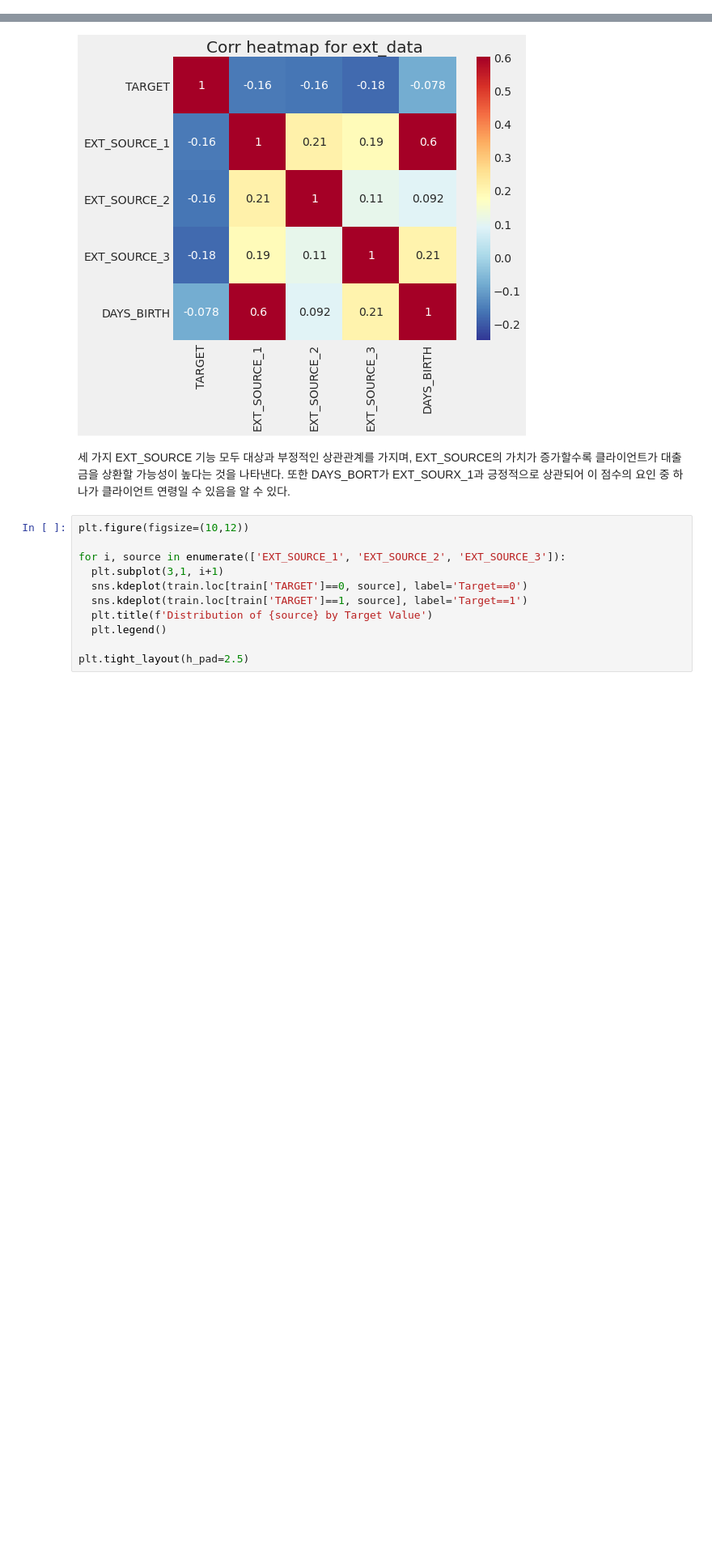
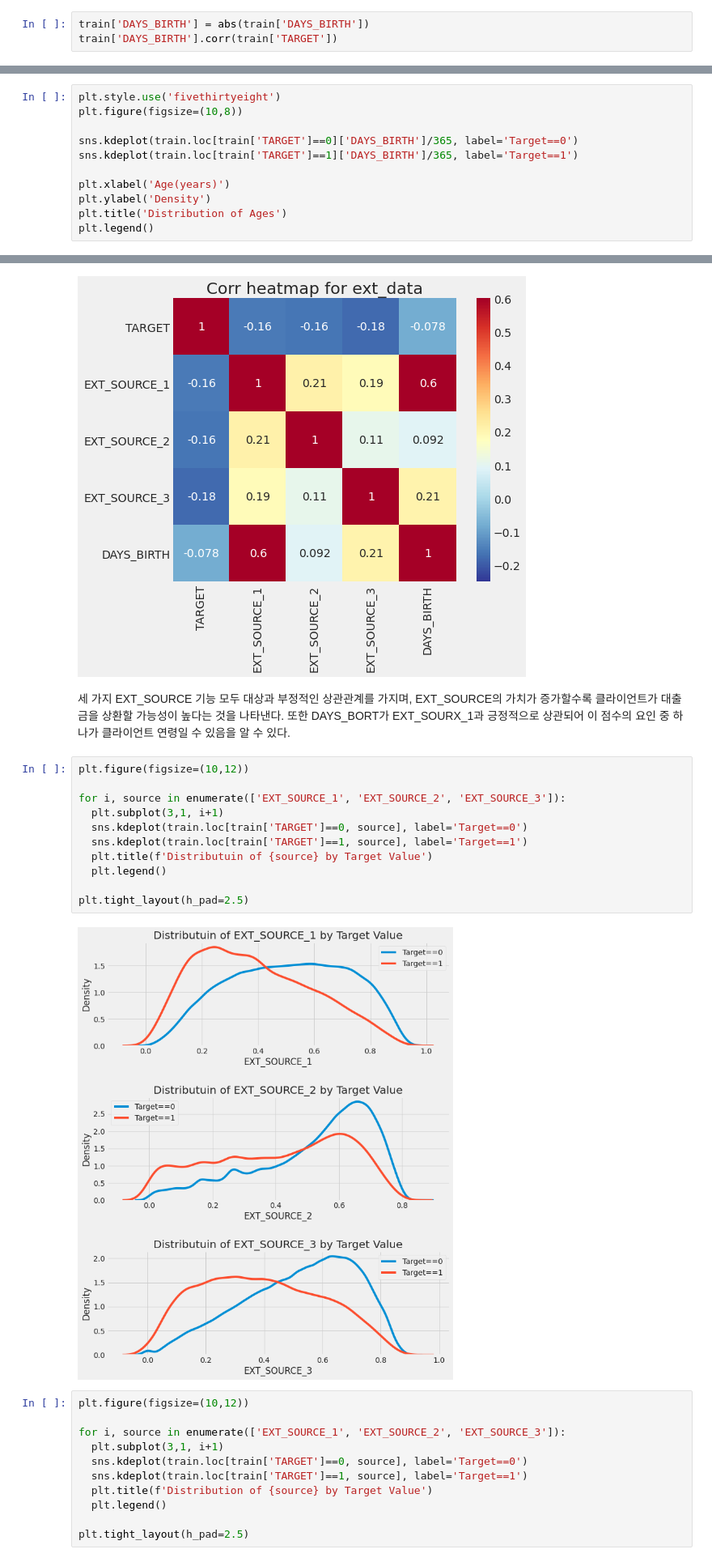
Before and after one commit to O-Kpy/Kaggle, a Jupyter notebook: HomeCredit_필사.ipynb, the cells around one changed output, grey strips where cells are left out. Shown at 81% size. Drawn from its saved outputs; the diff is of its cells as text; blank space fills up the shorter version.

```diff
--- a/HomeCredit_필사.ipynb
+++ b/HomeCredit_필사.ipynb
@@ -1474,3 +1548,6 @@ train['DAYS_BIRTH'] = abs(train['DAYS_BIRTH'])
 train['DAYS_BIRTH'].corr(train['TARGET'])
 # %% [output]
 -0.07823930830982694
+# %%
+train['DAYS_BIRTH'] = abs(train['DAYS_BIRTH'])
+train['DAYS_BIRTH'].corr(train['TARGET'])
@@ -1485,3 +1564,14 @@ plt.ylabel('Count')
 # %% [output]
 Text(0, 0.5, 'Count')
 [figure]
+# %%
+plt.style.use('fivethirtyeight')
+plt.figure(figsize=(10,8))
+
+sns.kdeplot(train.loc[train['TARGET']==0]['DAYS_BIRTH']/365, label='Target==0')
+sns.kdeplot(train.loc[train['TARGET']==1]['DAYS_BIRTH']/365, label='Target==1')
+
+plt.xlabel('Age(years)')
+plt.ylabel('Density')
+plt.title('Distribution of Ages')
+plt.legend()
@@ -1572,6 +1676,19 @@ Text(0.5, 1.0, 'Corr heatmap for ext_data')
 [figure]
 # %% [markdown]
 세 가지 EXT_SOURCE 기능 모두 대상과 부정적인 상관관계를 가지며, EXT_SOURCE의 가치가 증가할수록 클라이언트가 대출금을 상환할 가능성이 높다는 것을 나타낸다. 또한 DAYS_BORT가 EXT_SOURX_1과 긍정적으로 상관되어 이 점수의 요인 중 하나가 클라이언트 연령일 수 있음을 알 수 있다.
+# %%
+plt.figure(figsize=(10,12))
+
+for i, source in enumerate(['EXT_SOURCE_1', 'EXT_SOURCE_2', 'EXT_SOURCE_3']):
+  plt.subplot(3,1, i+1)
+  sns.kdeplot(train.loc[train['TARGET']==0, source], label='Target==0')
+  sns.kdeplot(train.loc[train['TARGET']==1, source], label='Target==1')
+  plt.title(f'Distributuin of {source} by Target Value')
+  plt.legend()
+
+plt.tight_layout(h_pad=2.5)
+# %% [output]
+[figure, added]
 # %%
 plt.figure(figsize=(10,12))
 
```
Also changed, not shown: parts of 23 cells of this notebook.
